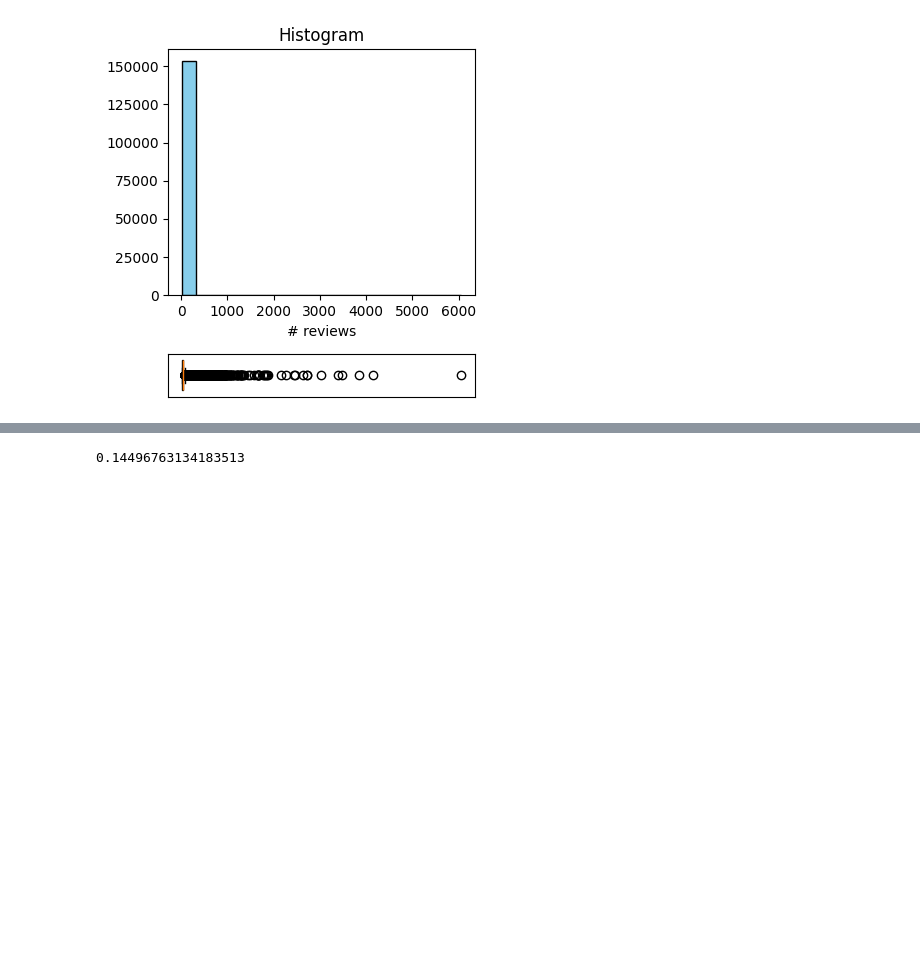
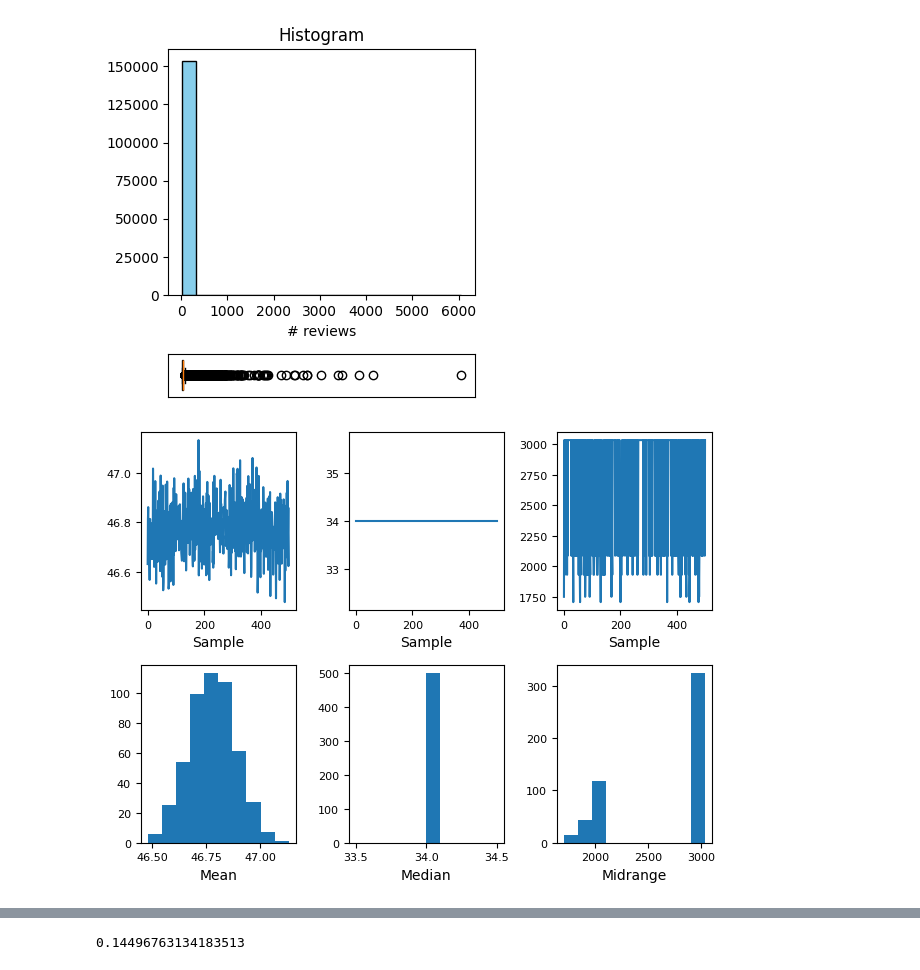
Before and after one commit to swatt45/Capstone, a Jupyter notebook: D502 EDA.ipynb, the cells around one changed output, grey strips where cells are left out. Saved outputs shown, nothing was run; the diff lists cells and outputs as text; code cells hidden in the pictures; blank space fills up the shorter version.

```diff
--- a/D502 EDA.ipynb
+++ b/D502 EDA.ipynb
@@ -66,16 +155,9 @@ create_box_and_hist(df_high_reviews, 'reviews')
 # %% [output]
 [figure]
 # %%
-from scipy.stats import bootstrap
-def boot(data, column, stat):
-    rnd = 42
-    res = bootstrap((data[column].values,), stat, confidence_level=0.9,
-                    random_state=rnd, batch=1)
-    fig, ax = plt.subplots()
-    ax.hist(res.bootstrap_distribution, bins=25)
-    ax.set_title('Bootstrap Distribution')
-    ax.set_xlabel('statistic value')
-    ax.set_ylabel('frequency')
-    plt.show()
-    return res
+# plot users bootstrap
+pd.plotting.bootstrap_plot(df_high_reviews.drop('products', axis=1).reviews, size=100000)
+plt.show()
+# %% [output]
+[figure, added]
 # %%
```
Also changed, not shown: parts of 17 cells of this notebook.
